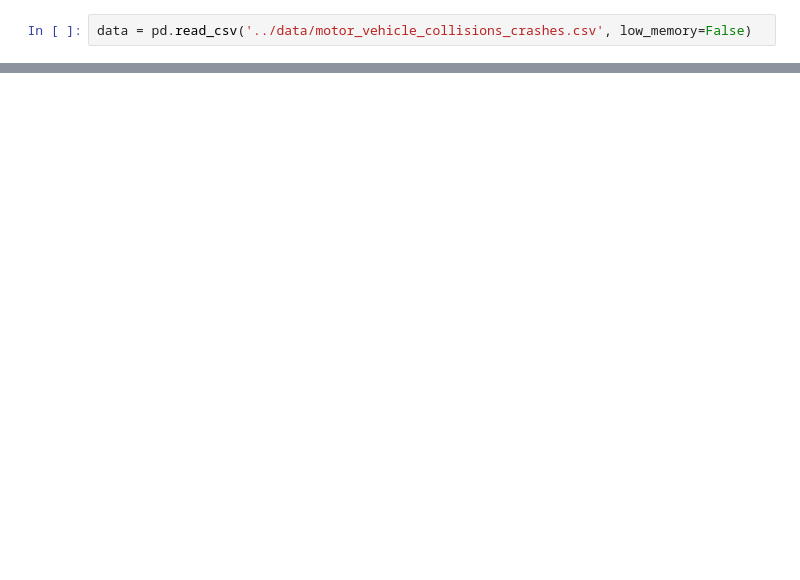
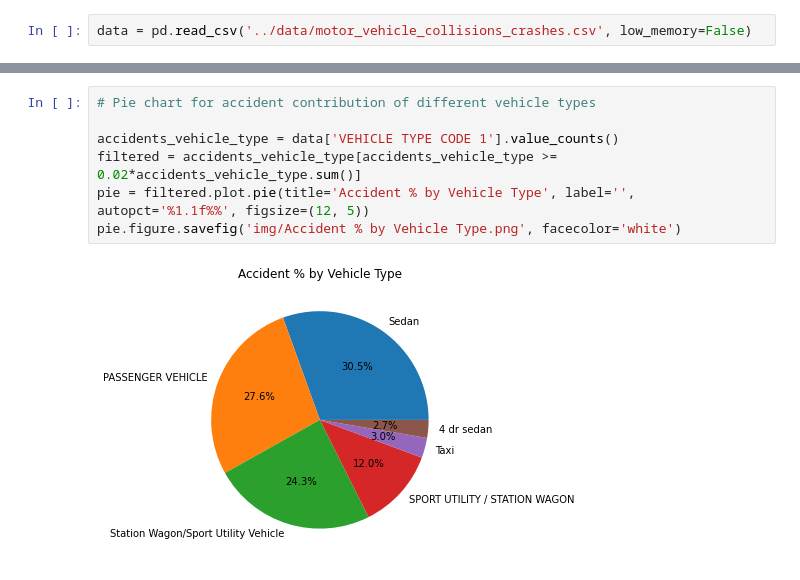
Before and after one commit to sudheendrakatikar/cmpe255-project, a Jupyter notebook: data-viz.ipynb, the cells around one changed output, grey strips where cells are left out. Drawn from its saved outputs; the diff is of its cells as text; blank space fills up the shorter version.

```diff
--- a/data-viz.ipynb
+++ b/data-viz.ipynb
@@ -38 +42,10 @@ pie.figure.savefig('img/Accident % by Borough.png', facecolor='white')
 [figure]
+# %%
+# Pie chart for accident contribution of different vehicle types
+
+accidents_vehicle_type = data['VEHICLE TYPE CODE 1'].value_counts()
+filtered = accidents_vehicle_type[accidents_vehicle_type >= 0.02*accidents_vehicle_type.sum()]
+pie = filtered.plot.pie(title='Accident % by Vehicle Type', label='', autopct='%1.1f%%', figsize=(12, 5))
+pie.figure.savefig('img/Accident % by Vehicle Type.png', facecolor='white')
+# %% [output]
+[figure, added]
```
Also changed, not shown: parts of 8 cells of this notebook, 18 other files.
